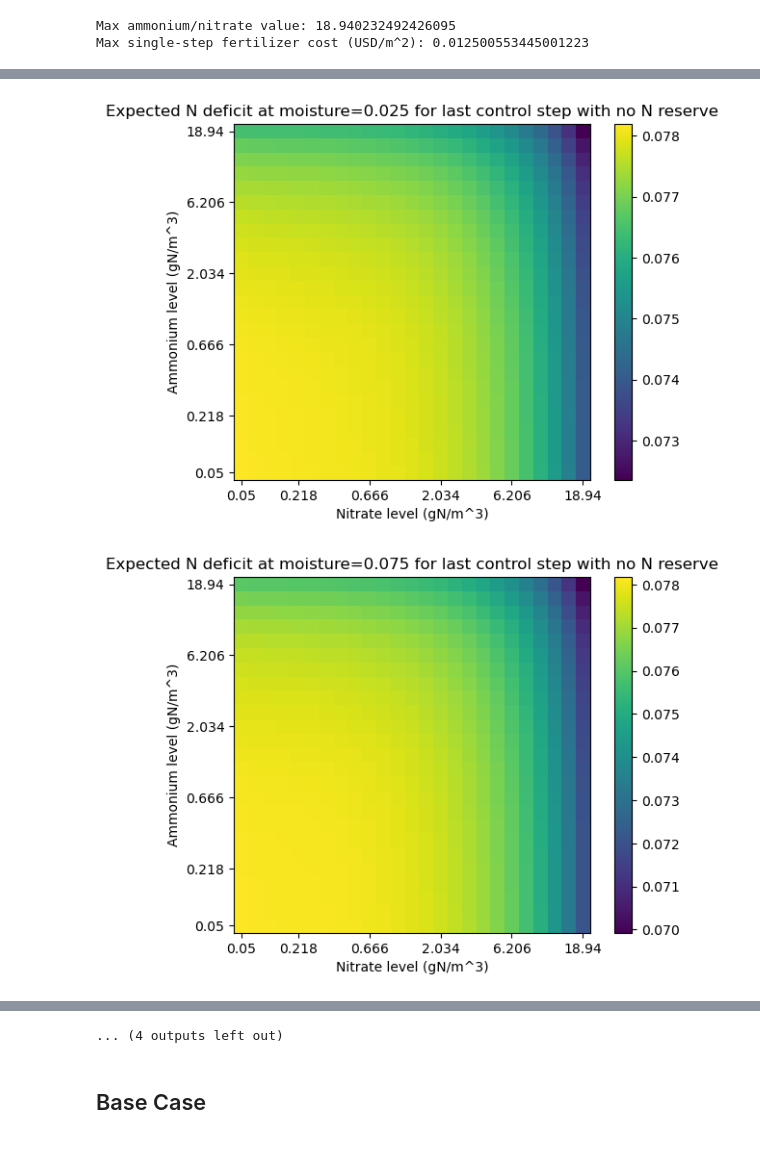
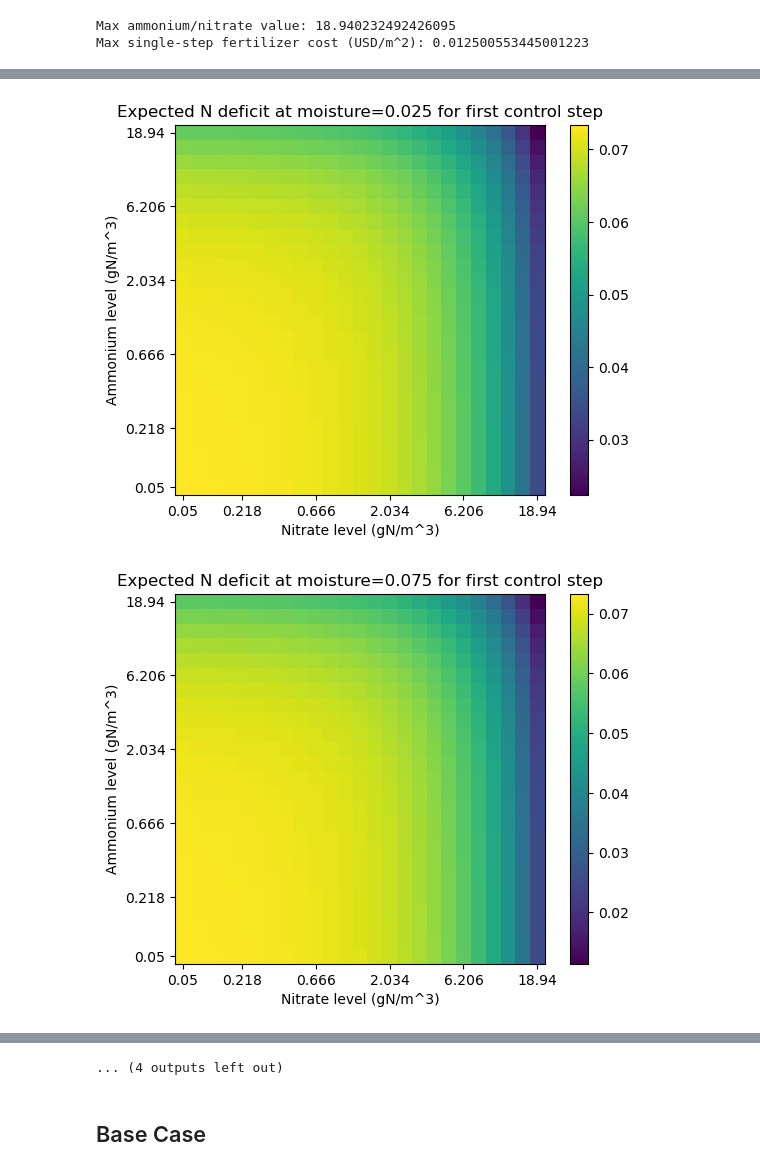
Before and after one commit to ryegleason/Optimal-Crop-Control, a Jupyter notebook: DPController.ipynb, the cells around one changed output, grey strips where cells are left out. Saved outputs shown, nothing was run; the diff lists cells and outputs as text; code cells hidden in the pictures.

Commit message:
Working with 5 states

```diff
--- a/DPController.ipynb
+++ b/DPController.ipynb
@@ -376,7 +384,7 @@ for i in range (NUM_TRIALS_PER_INITIAL_CONDITION):
 SOM_and_hydrology_per_moisture = []
 
 for moisture_idx_for_hydrology in range(MOISTURE_NUM_STEPS):
-    initial_moisture_for_hydrology = indices_to_values(0, 0, moisture_idx_for_hydrology, 0)[2]
+    initial_moisture_for_hydrology = indices_to_values(0, moisture_idx_for_hydrology, 0, 0)[1]
     trial_results = []
     for rainfall in rainfalls:
         result = simulate_from_rain_through_SOM(rainfall, initial_moisture_for_hydrology)
@@ -422,16 +430,24 @@ class InitialConditionIterator:
         return out
 # %%
 # TODO make sparse
-transition_counts = np.zeros([NUM_CONTROL_STEPS, AMMONIUM_NUM_STEPS, NITRATE_NUM_STEPS, MOISTURE_NUM_STEPS, AMMONIUM_NUM_STEPS, NITRATE_NUM_STEPS, MOISTURE_NUM_STEPS, SINGLE_STEP_ACCUMULATED_N_NUM_STEPS], np.uint8)
-expected_plant_N_deficit_cost_USD = np.zeros([NUM_CONTROL_STEPS, AMMONIUM_NUM_STEPS, NITRATE_NUM_STEPS, MOISTURE_NUM_STEPS, ACCUMULATED_N_NUM_STEPS], np.float64)
+transition_counts = np.zeros([NUM_CONTROL_STEPS, MOISTURE_NUM_STEPS, AMMONIUM_NUM_STEPS, NITRATE_NUM_STEPS, SINGLE_STEP_ACCUMULATED_N_NUM_STEPS, MOISTURE_NUM_STEPS, AMMONIUM_NUM_STEPS, NITRATE_NUM_STEPS], np.uint8)
+expected_plant_N_deficit_cost_USD = np.zeros([NUM_CONTROL_STEPS, ACCUMULATED_N_NUM_STEPS, MOISTURE_NUM_STEPS, AMMONIUM_NUM_STEPS, NITRATE_NUM_STEPS], np.float64)
 
 # 2m 39s with 25 x 25 x 16 state space
 # 25 x 25 x 16 x 10
 with Pool(processes = 12) as pool: # parallel processing
     for transition_probability_results in pool.imap_unordered(transition_probabilities_from_initial_condition, iter(InitialConditionIterator())):
-        transition_initial_day_idx, transition_initial_ammonium_idx, transition_initial_nitrate_idx, transition_initial_moisture_idx, transition_end_state_counts, costs_by_accumulated_N = transition_probability_results
-        transition_counts[transition_initial_day_idx, transition_initial_ammonium_idx, transition_initial_nitrate_idx, transition_initial_moisture_idx] = transition_end_state_counts
-        expected_plant_N_deficit_cost_USD[transition_initial_day_idx, transition_initial_ammonium_idx, transition_initial_nitrate_idx, transition_initial_moisture_idx] = costs_by_accumulated_N
+        transition_initial_day_idx, transition_initial_moisture_idx, transition_initial_ammonium_idx, transition_initial_nitrate_idx, transition_end_state_counts, costs_by_accumulated_N = transition_probability_results
+        transition_counts[transition_initial_day_idx, transition_initial_moisture_idx, transition_initial_ammonium_idx, transition_initial_nitrate_idx] = transition_end_state_counts
+        expected_plant_N_deficit_cost_USD[transition_initial_day_idx, :, transition_initial_moisture_idx, transition_initial_ammonium_idx, transition_initial_nitrate_idx] = costs_by_accumulated_N
+# %%
+for i in range(NUM_CONTROL_STEPS):
+    for j in range(MOISTURE_NUM_STEPS):
+        for k in range(AMMONIUM_NUM_STEPS):
+            for l in range(NITRATE_NUM_STEPS):
+                if np.sum(transition_counts[i, j, k, l]) != NUM_TRIALS_PER_INITIAL_CONDITION:
+                    print("Failed sanity check at [{}, {}, {}, {}]".format(i, j, k, l))
+                    break
 # %%
 def display_moisture_slice(array_slice: npt.NDArray[np.float64], title: str, point_nitrate = None, point_ammonium = None):
     fig, ax = plt.subplots(1,1)
@@ -449,10 +465,10 @@ def display_moisture_slice(array_slice: npt.NDArray[np.float64], title: str, poi
     # nitrate_ticks = ax.get_xticks()
     ammonium_labels = []
     for tick in ammonium_ticks:
-        ammonium_labels.append(str(round(indices_to_values(tick, 0, 0, 0)[0], 3)))
+        ammonium_labels.append(str(round(indices_to_values(0, 0, tick, 0)[2], 3)))
     nitrate_labels = []
     for tick in nitrate_ticks:
-        nitrate_labels.append(str(round(indices_to_values(0, tick, 0, 0)[1], 3)))
+        nitrate_labels.append(str(round(indices_to_values(0, 0, 0, tick)[3], 3)))
 
     ax.set_yticks(ammonium_ticks)
     ax.set_xticks(nitrate_ticks)
@@ -498,10 +514,10 @@ Text(0, 0.5, 'probability')
 # %%
 def moisture_idx_to_string(moisture_index: int):
-    return str(round(indices_to_values(0, 0, moisture_index, 0)[2], 3))
+    return str(round(indices_to_values(0, moisture_index, 0, 0)[1], 3))
 
 for i in range(MOISTURE_NUM_STEPS):
-    display_moisture_slice(expected_plant_N_deficit_cost_USD[-1, :, :, i, 0], "Expected N deficit at moisture=" + moisture_idx_to_string(i) + " for last control step with no N reserve")
+    display_moisture_slice(expected_plant_N_deficit_cost_USD[0, 0, i], "Expected N deficit at moisture=" + moisture_idx_to_string(i) + " for first control step")
 # plt.close()
 # %% [output]
-[figure, old version]
+[figure, new version]
-[figure, old version]
+[figure, new version]
```
Also changed, not shown: parts of 28 cells of this notebook.
